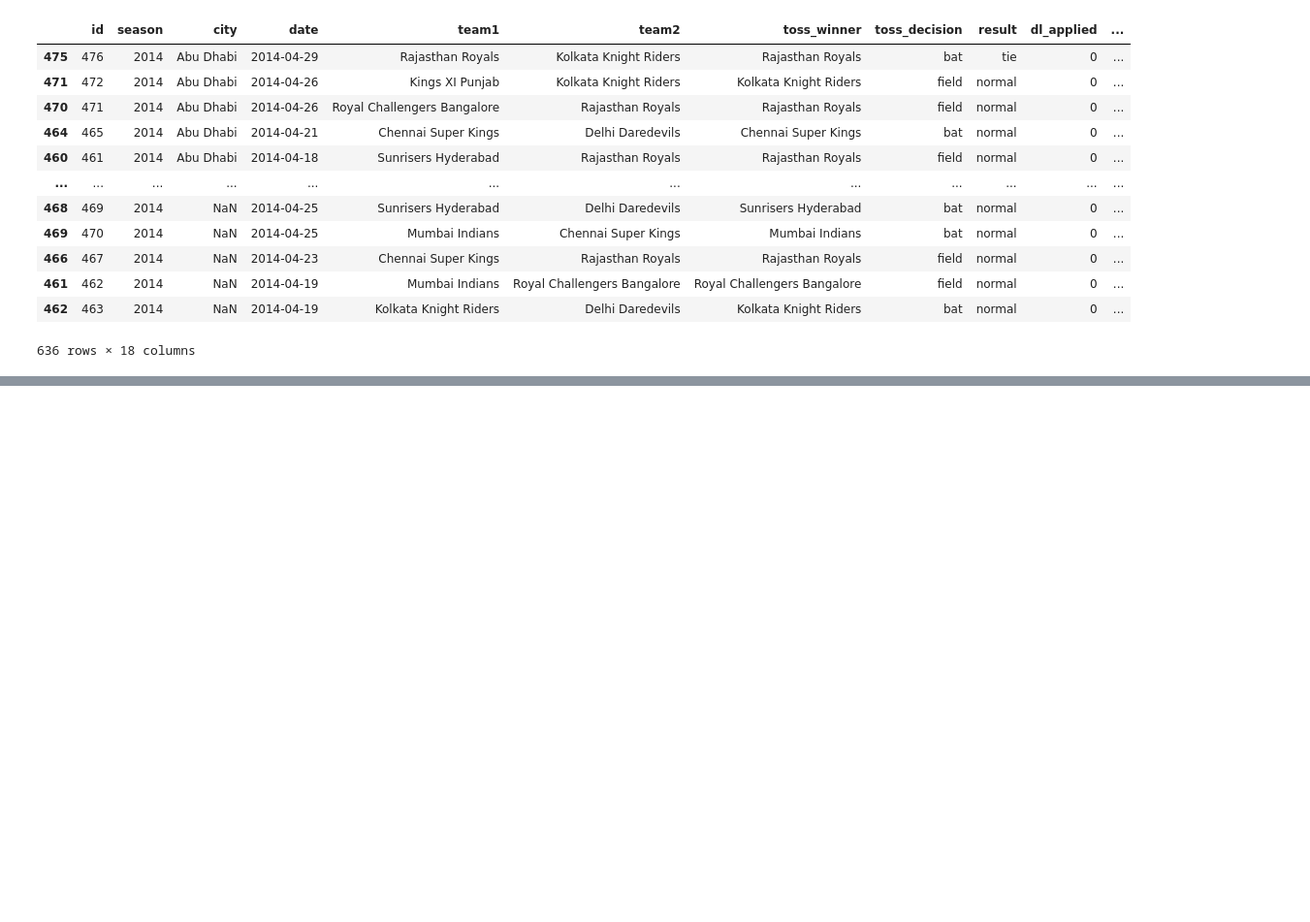
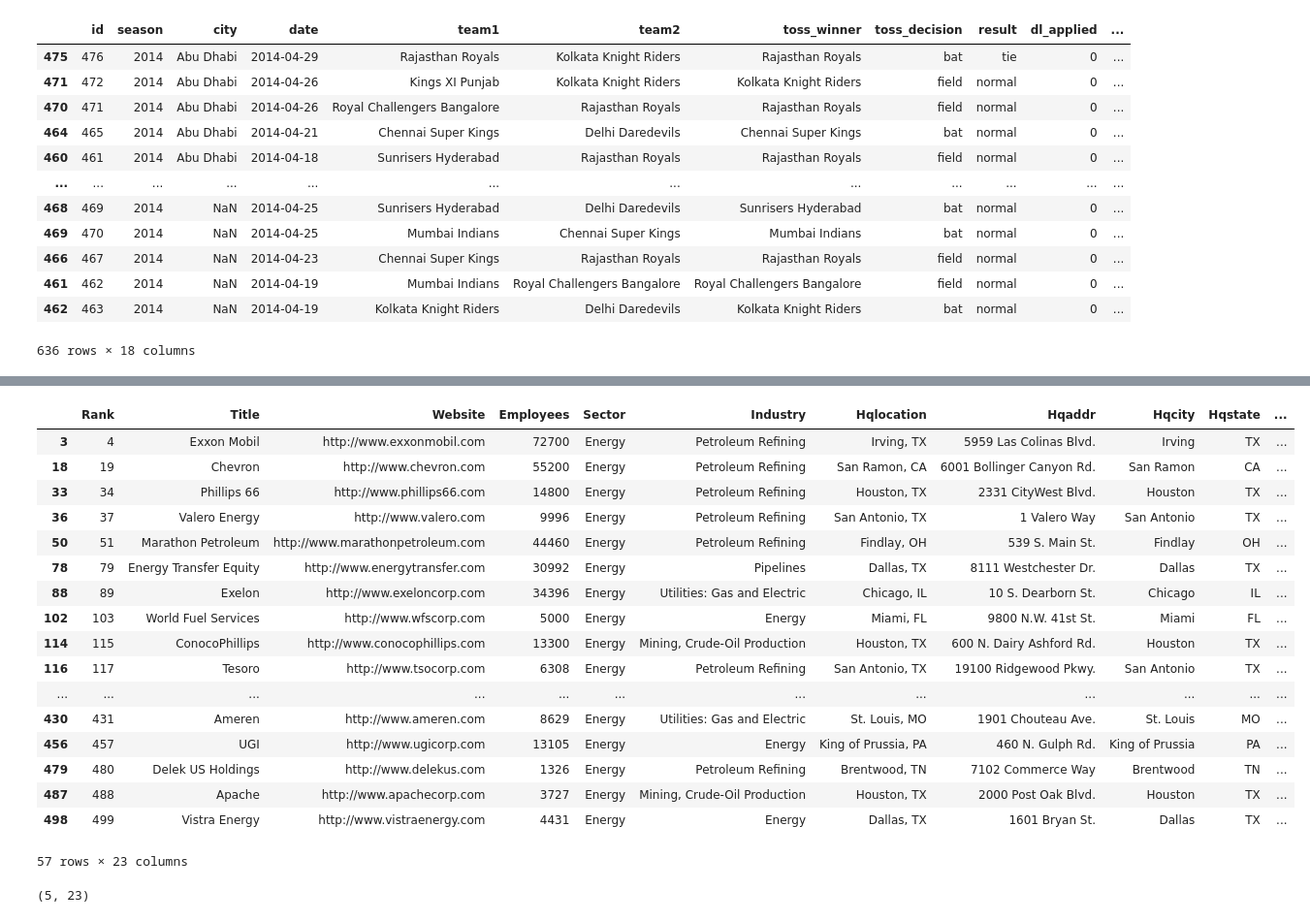
Before and after one commit to ShivamThapa243/DataScience, a Jupyter notebook: Pandas.ipynb, the cells around one changed output, grey strips where cells are left out. Shown at 97% size. Saved outputs shown, nothing was run; the diff lists cells and outputs as text; code cells hidden in the pictures; blank space fills up the shorter version.

```diff
--- a/Pandas.ipynb
+++ b/Pandas.ipynb
@@ -725,0 +793,3 @@ data.sort_values(['city', 'date'], ascending = [True, False])
+# %%
+company = pd.read_csv('fortune500.csv')
+company.head(2)
@@ -725,0 +833,4 @@ data.sort_values(['city', 'date'], ascending = [True, False])
+# %%
+# cant be access just by this
+sectors = company.groupby('Sector')
+sectors
@@ -725,0 +966,27 @@ data.sort_values(['city', 'date'], ascending = [True, False])
+# %%
+#get_group()
+
+sectors.get_group('Energy')
+# %% [output]
+|  | Rank | Title | Website | Employees | Sector | Industry | Hqlocation | Hqaddr | Hqcity | Hqstate | ... |
+| 3 | 4 | Exxon Mobil | http://www.exxonmobil.com | 72700 | Energy | Petroleum Refining | Irving, TX | 5959 Las Colinas Blvd. | Irving | TX | ... |
+| 18 | 19 | Chevron | http://www.chevron.com | 55200 | Energy | Petroleum Refining | San Ramon, CA | 6001 Bollinger Canyon Rd. | San Ramon | CA | ... |
+| 33 | 34 | Phillips 66 | http://www.phillips66.com | 14800 | Energy | Petroleum Refining | Houston, TX | 2331 CityWest Blvd. | Houston | TX | ... |
+| 36 | 37 | Valero Energy | http://www.valero.com | 9996 | Energy | Petroleum Refining | San Antonio, TX | 1 Valero Way | San Antonio | TX | ... |
+| 50 | 51 | Marathon Petroleum | http://www.marathonpetroleum.com | 44460 | Energy | Petroleum Refining | Findlay, OH | 539 S. Main St. | Findlay | OH | ... |
+| 78 | 79 | Energy Transfer Equity | http://www.energytransfer.com | 30992 | Energy | Pipelines | Dallas, TX | 8111 Westchester Dr. | Dallas | TX | ... |
+| 88 | 89 | Exelon | http://www.exeloncorp.com | 34396 | Energy | Utilities: Gas and Electric | Chicago, IL | 10 S. Dearborn St. | Chicago | IL | ... |
+| 102 | 103 | World Fuel Services | http://www.wfscorp.com | 5000 | Energy | Energy | Miami, FL | 9800 N.W. 41st St. | Miami | FL | ... |
+| 114 | 115 | ConocoPhillips | http://www.conocophillips.com | 13300 | Energy | Mining, Crude-Oil Production | Houston, TX | 600 N. Dairy Ashford Rd. | Houston | TX | ... |
+| 116 | 117 | Tesoro | http://www.tsocorp.com | 6308 | Energy | Petroleum Refining | San Antonio, TX | 19100 Ridgewood Pkwy. | San Antonio | TX | ... |
+| ... | ... | ... | ... | ... | ... | ... | ... | ... | ... | ... | ... |
+| 430 | 431 | Ameren | http://www.ameren.com | 8629 | Energy | Utilities: Gas and Electric | St. Louis, MO | 1901 Chouteau Ave. | St. Louis | MO | ... |
+| 456 | 457 | UGI | http://www.ugicorp.com | 13105 | Energy | Energy | King of Prussia, PA | 460 N. Gulph Rd. | King of Prussia | PA | ... |
+| 479 | 480 | Delek US Holdings | http://www.delekus.com | 1326 | Energy | Petroleum Refining | Brentwood, TN | 7102 Commerce Way | Brentwood | TN | ... |
+| 487 | 488 | Apache | http://www.apachecorp.com | 3727 | Energy | Mining, Crude-Oil Production | Houston, TX | 2000 Post Oak Blvd. | Houston | TX | ... |
+| 498 | 499 | Vistra Energy | http://www.vistraenergy.com | 4431 | Energy | Energy | Dallas, TX | 1601 Bryan St. | Dallas | TX | ... |
+57 rows × 23 columns
+# %%
+sectors.get_group('Apparel').shape
+# %% [output]
+(5, 23)
```
Also changed, not shown: parts of 49 cells of this notebook.
